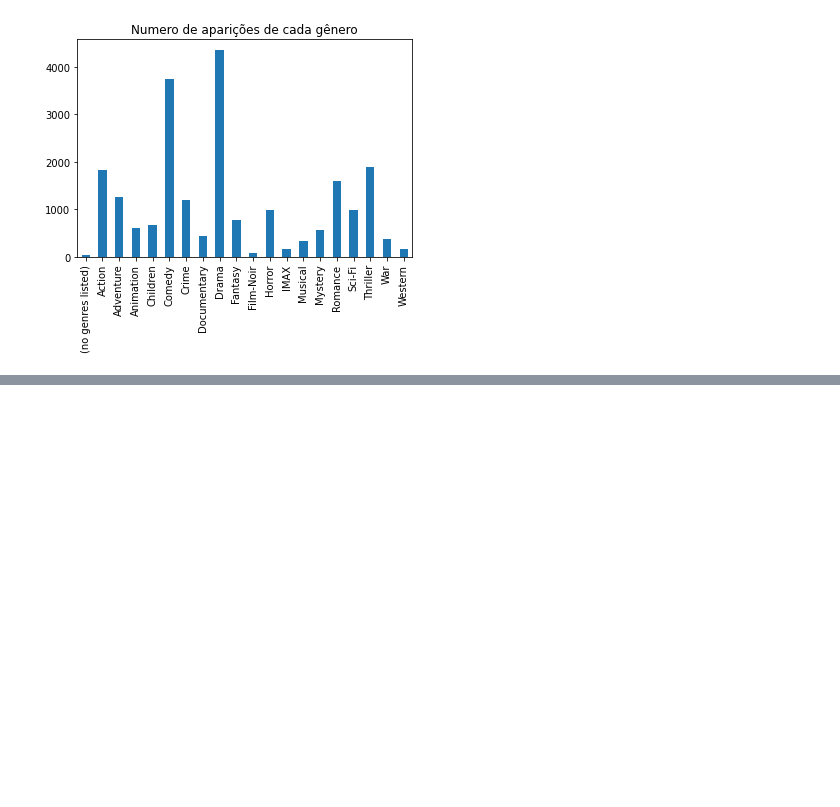
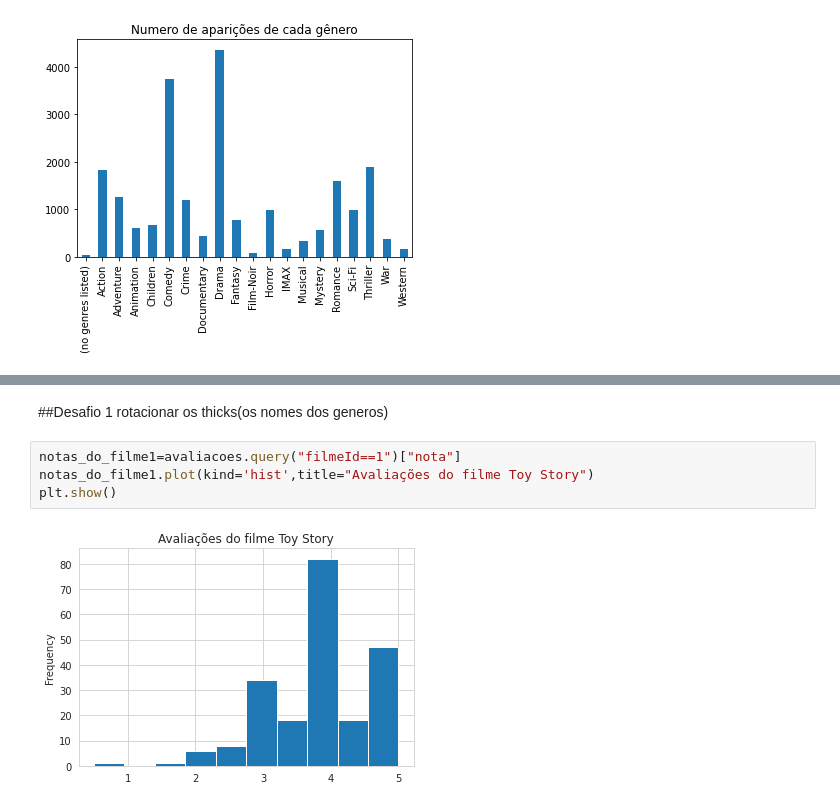
Before and after one commit to PatrickSilvaMenezes/Analise-de-Dados-em-Python-, a Jupyter notebook: Quarentena_Dados_FIlmes_Patrick.ipynb, the cells around one changed output, grey strips where cells are left out. Cells and saved outputs as stored; diff of their text form; blank space fills up the shorter version.

```diff
--- a/Quarentena_Dados_FIlmes_Patrick.ipynb
+++ b/Quarentena_Dados_FIlmes_Patrick.ipynb
@@ -380,0 +533,9 @@ plt.show()
+# %% [markdown]
+##Desafio 1
+rotacionar os thicks(os nomes dos generos)
+# %%
+notas_do_filme1=avaliacoes.query("filmeId==1")["nota"]
+notas_do_filme1.plot(kind='hist',title="Avaliações do filme Toy Story")
+plt.show()
+# %% [output]
+[figure, added]
```
Also changed, not shown: parts of 31 cells of this notebook.
